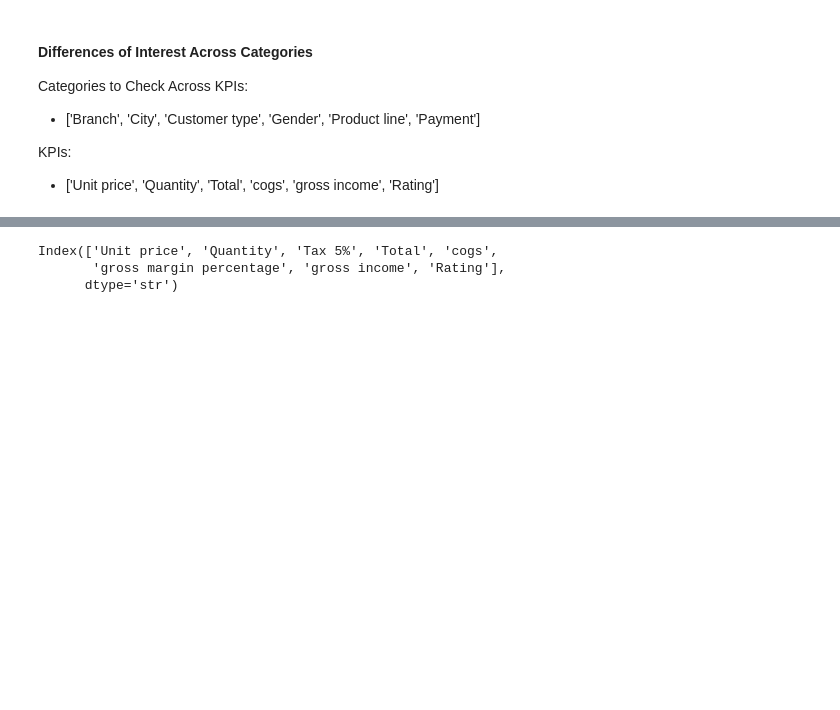
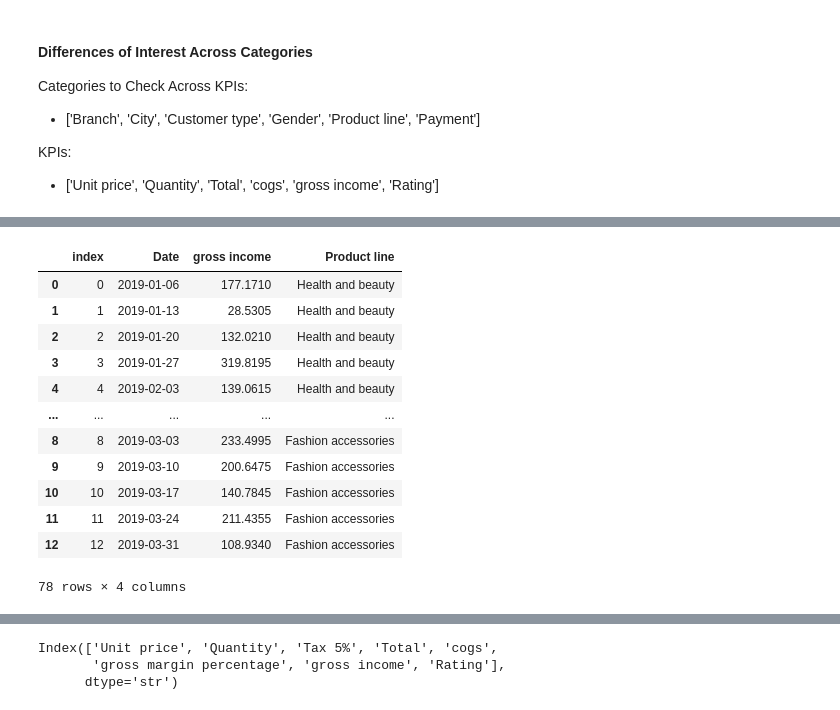
Before and after one commit to UBC-MDS/DSCI-532_2026_2_walmonitor, a Jupyter notebook: notebooks/eda_analysis_initial.ipynb, the cells around one changed output, grey strips where cells are left out. Drawn from its saved outputs; the diff is of its cells as text; code cells hidden in the pictures; blank space fills up the shorter version.

```diff
--- a/notebooks/eda_analysis_initial.ipynb
+++ b/notebooks/eda_analysis_initial.ipynb
@@ -292,0 +308,36 @@ alt.Chart(weekly_df).mark_line().encode(
+# %%
+# walmart_df = walmart_df.set_index('Date')
+
+weekly1 = walmart_df[walmart_df['Product line']=='Health and beauty'].resample('W')['gross income'].sum()
+weekly1 = weekly1.reset_index()
+weekly1['Product line'] = 'Health and beauty'
+weekly2 = walmart_df[walmart_df['Product line']=='Sports and travel'].resample('W')['gross income'].sum()
+weekly2 = weekly2.reset_index()
+weekly2['Product line'] = 'Sports and travel'
+weekly3 = walmart_df[walmart_df['Product line']=='Electronic accessories'].resample('W')['gross income'].sum()
+weekly3 = weekly3.reset_index()
+weekly3['Product line'] = 'Electronic accessories'
+
+weekly4 = walmart_df[walmart_df['Product line']=='Food and beverages'].resample('W')['gross income'].sum()
+weekly4 = weekly4.reset_index()
+weekly4['Product line'] = 'Food and beverages'
+weekly5 = walmart_df[walmart_df['Product line']=='Home and lifestyle'].resample('W')['gross income'].sum()
+weekly5 = weekly5.reset_index()
+weekly5['Product line'] = 'Home and lifestyle'
+weekly6 = walmart_df[walmart_df['Product line']=='Fashion accessories'].resample('W')['gross income'].sum()
+weekly6 = weekly6.reset_index()
+weekly6['Product line'] = 'Fashion accessories'
+
+
+weekly_df = pd.concat([weekly1.reset_index(),
+                        weekly2.reset_index(),
+                        weekly3.reset_index(),
+                        weekly4.reset_index(),
+                        weekly5.reset_index(),
+                        weekly6.reset_index()])
+
+alt.Chart(weekly_df).mark_line().encode(
+    x = alt.X('Date:T', axis=alt.Axis(labelAngle=45)),
+    y = 'gross income:Q',
+    color='Product line:N'
+).properties(width = 500, height = 200)# .facet('Customer type', columns=1)
@@ -292,0 +354,16 @@ alt.Chart(weekly_df).mark_line().encode(
+# %%
+weekly_df
+# %% [output]
+|  | index | Date | gross income | Product line |
+| 0 | 0 | 2019-01-06 | 177.1710 | Health and beauty |
+| 1 | 1 | 2019-01-13 | 28.5305 | Health and beauty |
+| 2 | 2 | 2019-01-20 | 132.0210 | Health and beauty |
+| 3 | 3 | 2019-01-27 | 319.8195 | Health and beauty |
+| 4 | 4 | 2019-02-03 | 139.0615 | Health and beauty |
+| ... | ... | ... | ... | ... |
+| 8 | 8 | 2019-03-03 | 233.4995 | Fashion accessories |
+| 9 | 9 | 2019-03-10 | 200.6475 | Fashion accessories |
+| 10 | 10 | 2019-03-17 | 140.7845 | Fashion accessories |
+| 11 | 11 | 2019-03-24 | 211.4355 | Fashion accessories |
+| 12 | 12 | 2019-03-31 | 108.9340 | Fashion accessories |
+78 rows × 4 columns
```
Also changed, not shown: parts of 11 cells of this notebook.
